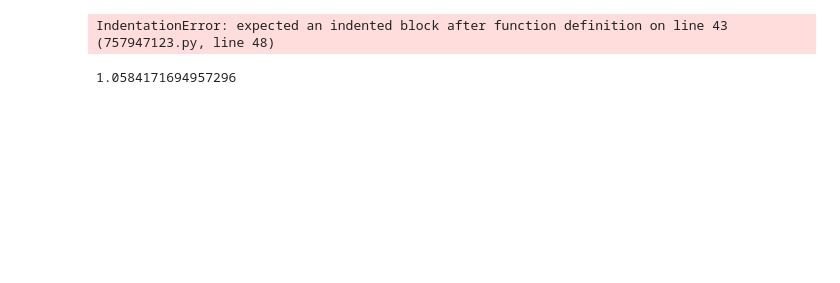
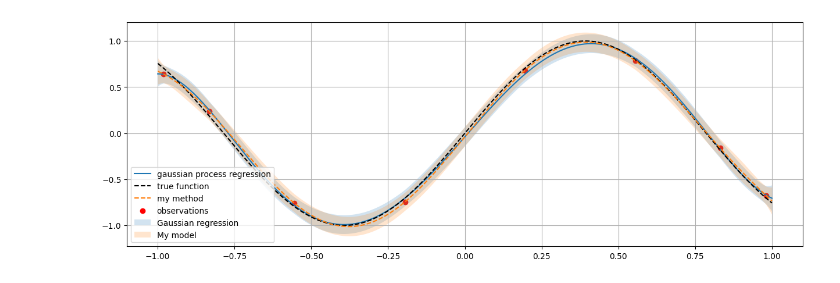
Before and after one commit to ivankirev13/Performative-Regression, a Jupyter notebook: performative_regression.ipynb, the cells around one changed output. Drawn from its saved outputs; the diff is of its cells as text; code cells hidden in the pictures; blank space fills up the shorter version.

```diff
--- a/performative_regression.ipynb
+++ b/performative_regression.ipynb
@@ -72,6 +48,7 @@ class Performative_Regression:
 
 
         fun = theta + theta**2
+        fun = np.sin(4*theta)
         return fun
 
     def f_hat(self):
@@ -393,3 +271,60 @@ plt.show()
+# %%
+class GaussianRegression:
+    def __init__(self, degree, sigma):
+        self.degree = degree
+        self.sigma = sigma
+        self.X_train = None
+        self.y_train = None
+        self.alpha = None
+        self.K_inv = None  # Store the inverse of the kernel matrix
+
+    def polynomial_kernel(self, X1, X2):
+        return (np.dot(X1, X2.T) + 1) ** self.degree
+
+    def fit(self, X, y):
+        self.X_train = X
+        self.y_train = y
+        K = self.polynomial_kernel(X, X)
+        K += np.eye(K.shape[0]) * (self.sigma ** 2)
+        self.K_inv = np.linalg.inv(K)
+        self.alpha = self.K_inv.dot(y)
+
+    def predict(self, X):
+        # Compute mean of the prediction
+        K_trans = self.polynomial_kernel(X, self.X_train)
+        mean = K_trans.dot(self.alpha)
+
+        # Compute variance (confidence intervals)
+        # Variance of the prediction is given by K(X, X) - K_trans * K_inv * K_trans.T
+        K = self.polynomial_kernel(X, X)
+        variance = K - K_trans.dot(self.K_inv).dot(K_trans.T)
+        std_dev = np.sqrt(np.diag(variance))
+
+        return mean, std_dev
+
+k=7
+pr = Performative_Regression(k=k, n=1, T=1, sigma=0.05, M=4**(k+1))
+
+gr = GaussianRegression(degree=pr.k, sigma=pr.sigma)
+gr.fit(pr.thetas.reshape(-1, 1), pr.f_hat_values)
+
+
+
+t = np.linspace(-1, 1, 1000).reshape(-1, 1)
+t2 = np.linspace(-1, 1, 1000)
+y_mean, y_std = gr.predict(t)
+plt.figure(figsize=(15, 5))
+plt.plot(t, y_mean, label='gaussian process regression')
+plt.plot(t, pr.f(t), "k--", label="true function")
+plt.plot(t, pr.g_hat(t), '--', label='my method')
+plt.scatter(pr.thetas, pr.f_hat_values, color='r', label='observations')
+plt.fill_between(t.ravel(), y_mean - 1.96 * y_std - pr.R(t2), y_mean + 1.96 * y_std + pr.R(t2), alpha=0.2, label='Gaussian regression')
+plt.fill_between(t.ravel(), pr.g_hat(t2) - pr.R(t2) - pr.bayes_ci(t2), pr.g_hat(t2) + pr.R(t2) + pr.bayes_ci(t2), alpha=0.2, label='My model')
+plt.legend()
+plt.grid()
+plt.show()
+# %% [output]
+[figure, added]
 # %%
 class Adaptive_Interpolation:
 
@@ -435,12 +370,12 @@ class Adaptive_Interpolation:
 
     def lower_bound(self, theta, nodes, estimates_at_nodes):
 
-
+        1 + 1
 
 
     def step(self):
 
-        new_node = 1
+        new_node = 0
 
         # Estimate g(x) using the estimate of f at the nodes
 
@@ -449,9 +384,3 @@ class Adaptive_Interpolation:
         # Take new_node = argmin(LB((g_hat(x) - x)^2))
 
         # Update the nodes by adding the new node (unless new_node is already in nodes)
-# %% [output]
-IndentationError: expected an indented block after function definition on line 43 (757947123.py, line 48)
-# %%
-ai.g_estimate(t, nodes, ai.observation(nodes))
-# %% [output]
-1.0584171694957296
```
Also changed, not shown: parts of 7 cells of this notebook.
